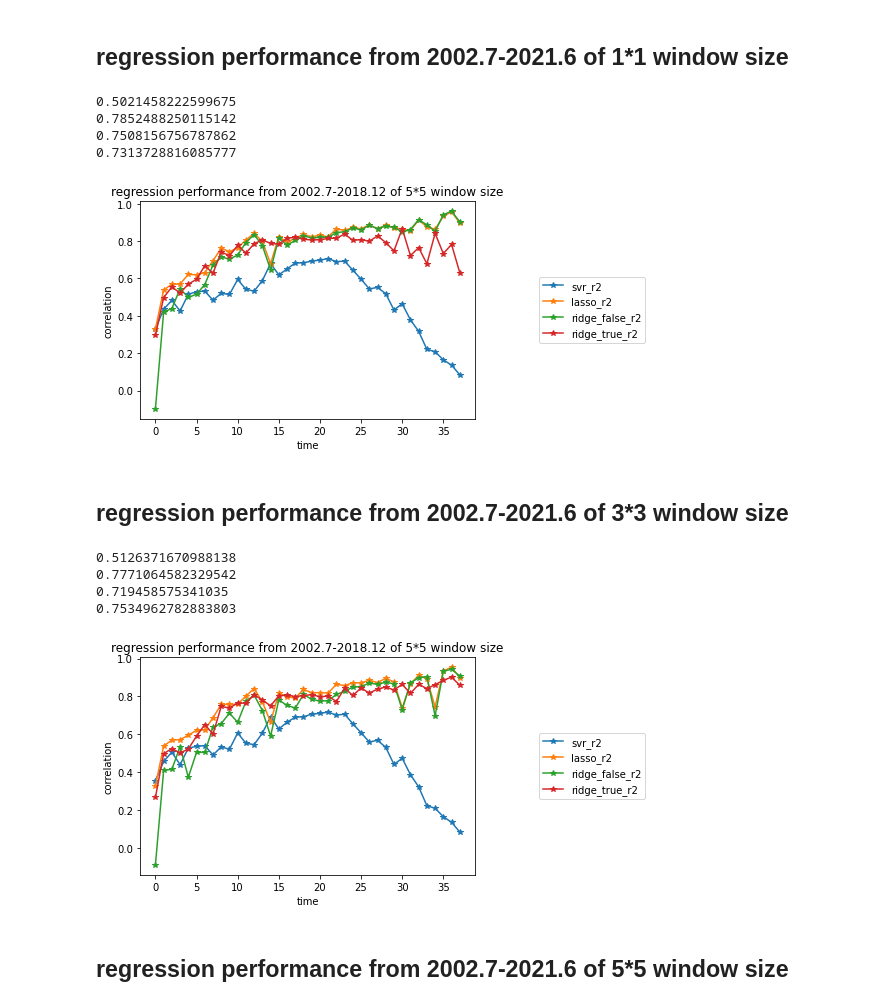
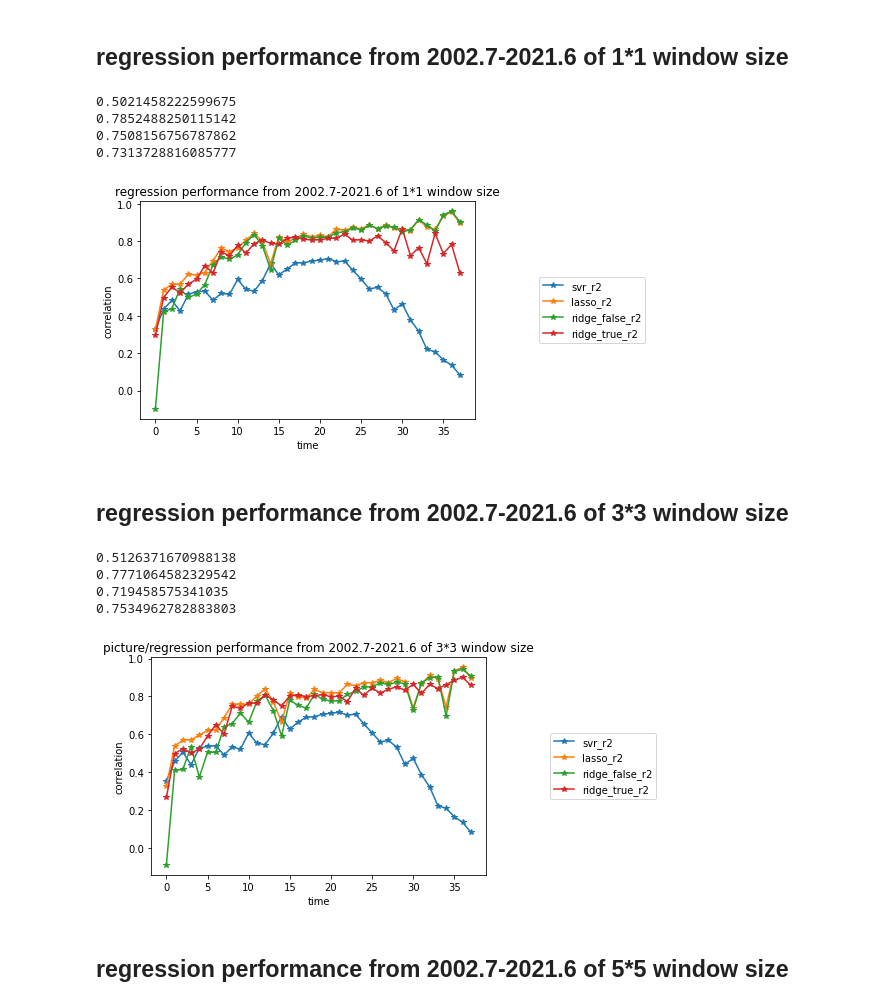
Before and after one commit to jiashenggu/ai_in_bio, a Jupyter notebook: pubmed_figure_2022.ipynb, the cells around one changed output. Cells and saved outputs as stored; diff of their text form; code cells hidden in the pictures.

```diff
--- a/pubmed_figure_2022.ipynb
+++ b/pubmed_figure_2022.ipynb
@@ -14,38 +14,40 @@ for model in ['svr_r2', 'lasso_r2', 'ridge_false_r2', 'ridge_true_r2']:
     print(mean(reg_results[model]))
 
 plt.legend(loc=10, bbox_to_anchor=(1.35, 0.5))
-plt.title("regression performance from 2002.7-2018.12 of 5*5 window size")
+plt.title("regression performance from 2002.7-2021.6 of 1*1 window size")
+plt.savefig("picture/regression_performance_window_size_1.pdf")
 plt.show()
 # %% [output]
 0.5021458222599675
 0.7852488250115142
 0.7508156756787862
 0.7313728816085777
-[figure, old version]
+[figure, new version]
 # %% [markdown]
 ## regression performance from 2002.7-2021.6 of 3*3 window size
 # %%
 import pandas as pd
 reg_results = pd.read_csv("window_size_3.csv", index_col=0)
 reg_results = reg_results[4:-1]
 import matplotlib.pyplot as plt
 from statistics import mean
 plt.xlabel("time")
 plt.ylabel("correlation")
 x=[i for i in range(0,38)]
 for model in ['svr_r2', 'lasso_r2', 'ridge_false_r2', 'ridge_true_r2']:
     plt.plot(x, reg_results[model], '-*', label=model)
     print(mean(reg_results[model]))
 
 plt.legend(loc=10, bbox_to_anchor=(1.35, 0.5))
-plt.title("regression performance from 2002.7-2018.12 of 5*5 window size")
+plt.title("picture/regression performance from 2002.7-2021.6 of 3*3 window size")
+plt.savefig("picture/regression_performance_window_size_3.pdf")
 plt.show()
 # %% [output]
 0.5126371670988138
 0.7771064582329542
 0.719458575341035
 0.7534962782883803
-[figure, old version]
+[figure, new version]
 # %% [markdown]
 ## regression performance from 2002.7-2021.6 of 5*5 window size
 # %%
```
Also changed, not shown: parts of 7 cells of this notebook, 19 other files.
